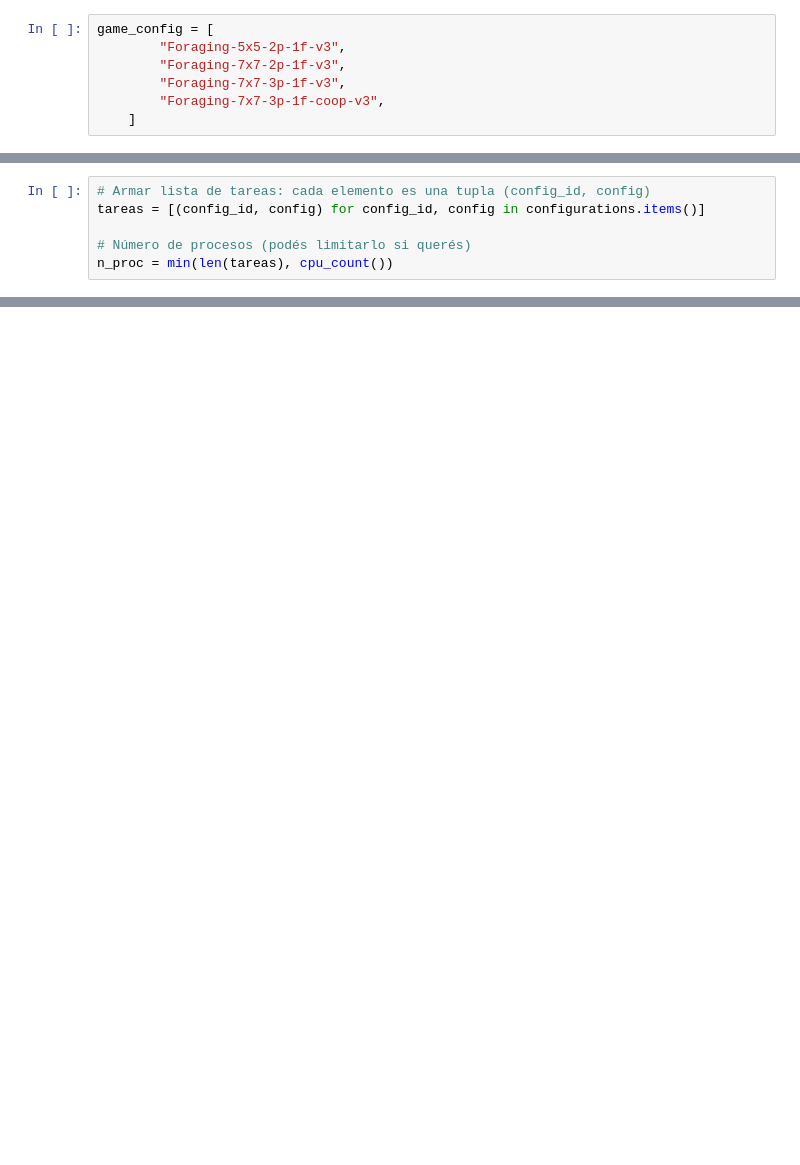
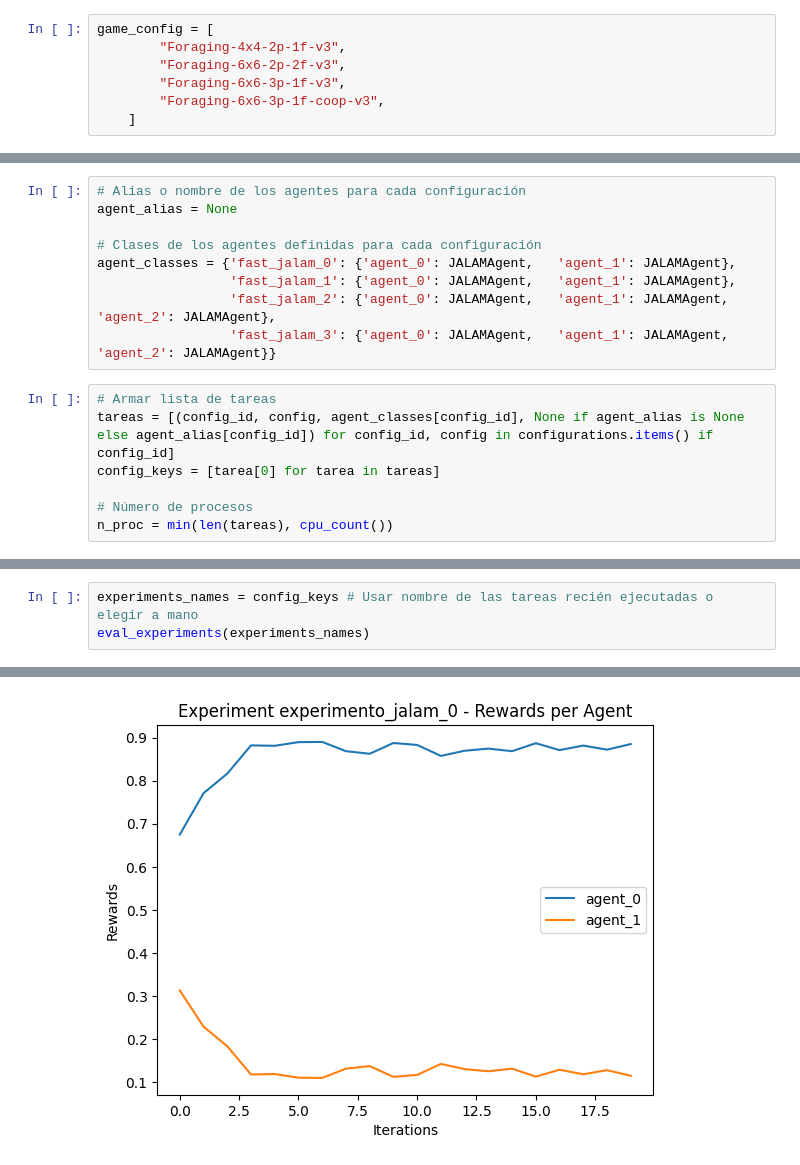
Before and after one commit to GuDuck/Simultaneous-Games, a Jupyter notebook: JALAM.ipynb, the cells around one changed output, grey strips where cells are left out. Saved outputs shown, nothing was run; the diff lists cells and outputs as text; blank space fills up the shorter version.

```diff
--- a/JALAM.ipynb
+++ b/JALAM.ipynb
@@ -11,7 +13,7 @@ from agents.jalam_agent import JALAMAgent, JALAMAgentConfig
 # %%
 game_config = [
-        "Foraging-5x5-2p-1f-v3",
-        "Foraging-7x7-2p-1f-v3",
-        "Foraging-7x7-3p-1f-v3",
-        "Foraging-7x7-3p-1f-coop-v3",
+        "Foraging-4x4-2p-1f-v3",
+        "Foraging-6x6-2p-2f-v3",
+        "Foraging-6x6-3p-1f-v3",
+        "Foraging-6x6-3p-1f-coop-v3",
     ]
@@ -207,8 +141,18 @@ def entrenar_agente_tarea(args):
+# %%
+# Alias o nombre de los agentes para cada configuración
+agent_alias = None
+
+# Clases de los agentes definidas para cada configuración
+agent_classes = {'fast_jalam_0': {'agent_0': JALAMAgent,   'agent_1': JALAMAgent},
+                 'fast_jalam_1': {'agent_0': JALAMAgent,   'agent_1': JALAMAgent},
+                 'fast_jalam_2': {'agent_0': JALAMAgent,   'agent_1': JALAMAgent,    'agent_2': JALAMAgent},
+                 'fast_jalam_3': {'agent_0': JALAMAgent,   'agent_1': JALAMAgent,    'agent_2': JALAMAgent}}
 # %%
-# Armar lista de tareas: cada elemento es una tupla (config_id, config)
-tareas = [(config_id, config) for config_id, config in configurations.items()]
+# Armar lista de tareas
+tareas = [(config_id, config, agent_classes[config_id], None if agent_alias is None else agent_alias[config_id]) for config_id, config in configurations.items() if config_id]
+config_keys = [tarea[0] for tarea in tareas]
 
-# Número de procesos (podés limitarlo si querés)
+# Número de procesos
 n_proc = min(len(tareas), cpu_count())
 # %%
 with ThreadPool(n_proc) as pool:
@@ -292,0 +177,4 @@ Error:
+# %%
+experiments_names = config_keys # Usar nombre de las tareas recién ejecutadas o elegir a mano
+eval_experiments(experiments_names)
+# %% [output]
@@ -292,0 +190 @@ Error:
+[figure, added]
```
Also changed, not shown: parts of 11 cells of this notebook, 14 other files.
